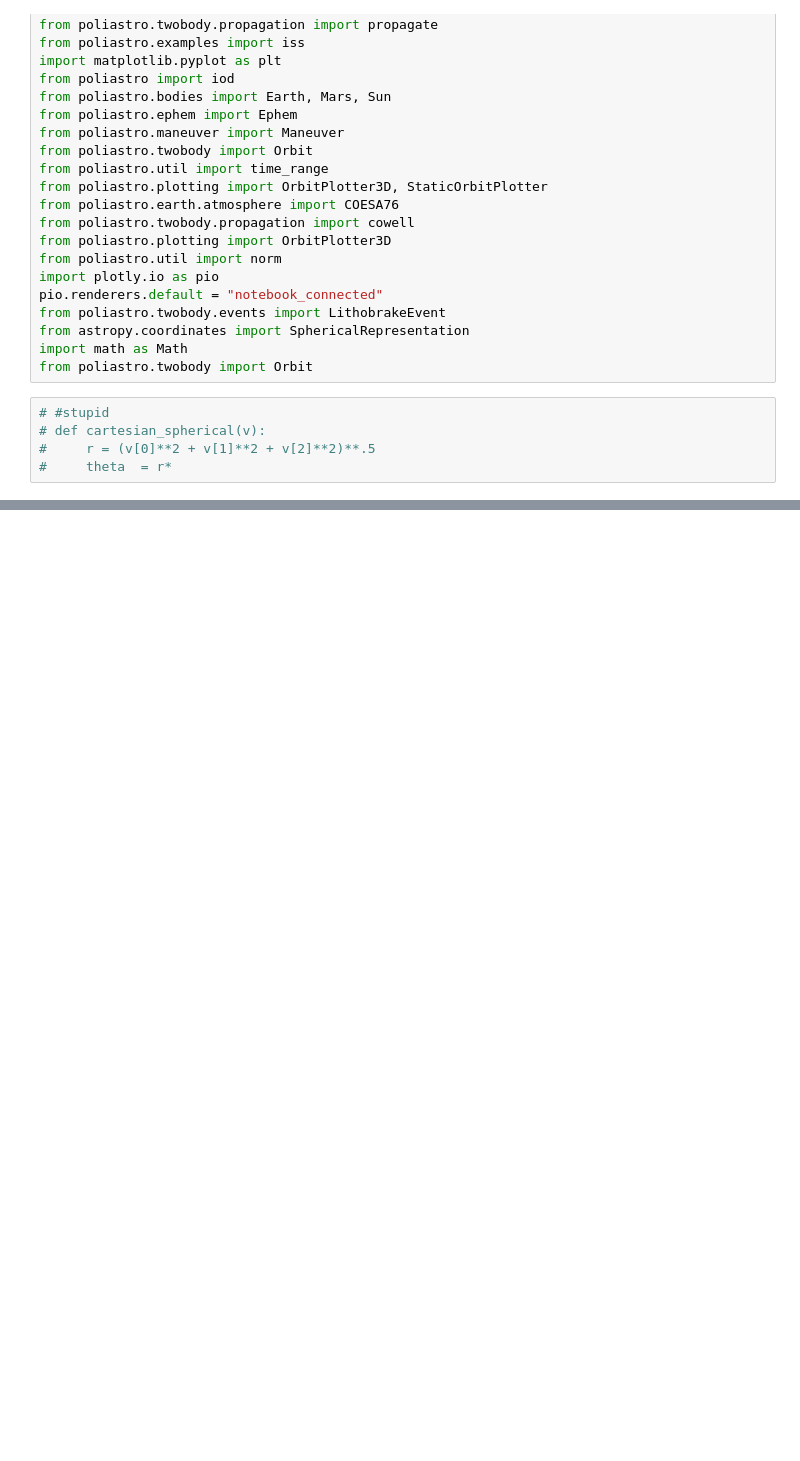
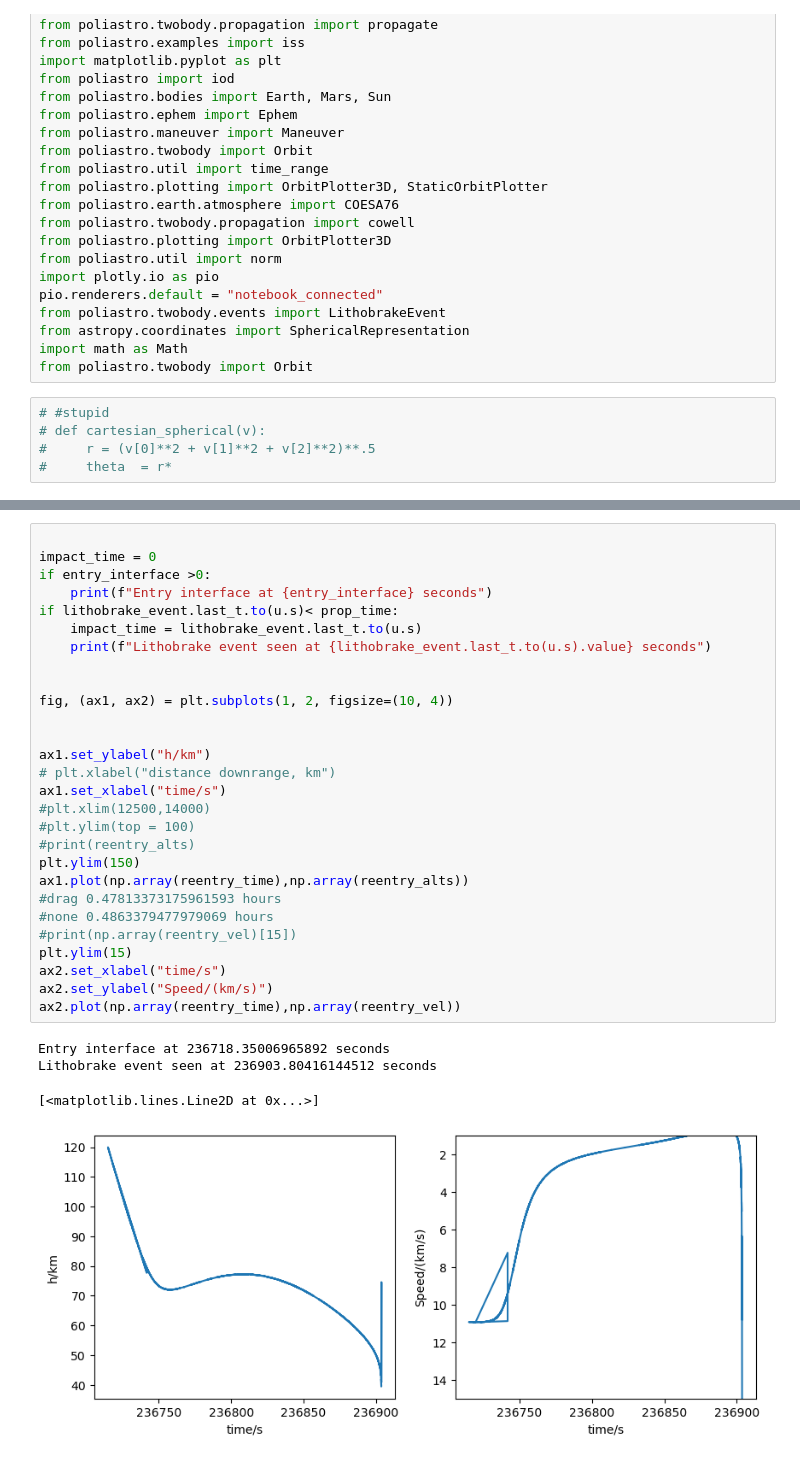
Before and after one commit to jackSN8/mars-3-months, a Jupyter notebook: apollo-capsule-reentry.ipynb, the cells around one changed output, grey strips where cells are left out. Saved outputs shown, nothing was run; the diff lists cells and outputs as text; blank space fills up the shorter version.

Commit message:
more apollo reentry tests

```diff
--- a/apollo-capsule-reentry.ipynb
+++ b/apollo-capsule-reentry.ipynb
@@ -176,0 +192,33 @@ KeyboardInterrupt:
+# %%
+
+impact_time = 0
+if entry_interface >0:
+    print(f"Entry interface at {entry_interface} seconds")
+if lithobrake_event.last_t.to(u.s)< prop_time:
+    impact_time = lithobrake_event.last_t.to(u.s)
+    print(f"Lithobrake event seen at {lithobrake_event.last_t.to(u.s).value} seconds")
+
+
+fig, (ax1, ax2) = plt.subplots(1, 2, figsize=(10, 4))
+
+
+ax1.set_ylabel("h/km")
+# plt.xlabel("distance downrange, km")
+ax1.set_xlabel("time/s")
+#plt.xlim(12500,14000)
+#plt.ylim(top = 100)
+#print(reentry_alts)
+plt.ylim(150)
+ax1.plot(np.array(reentry_time),np.array(reentry_alts))
+#drag 0.47813373175961593 hours
+#none 0.4863379477979069 hours
+#print(np.array(reentry_vel)[15])
+plt.ylim(15)
+ax2.set_xlabel("time/s")
+ax2.set_ylabel("Speed/(km/s)")
+ax2.plot(np.array(reentry_time),np.array(reentry_vel))
+# %% [output]
+Entry interface at 236718.35006965892 seconds
+Lithobrake event seen at 236903.80416144512 seconds
+[<matplotlib.lines.Line2D at 0x...>]
+[figure, added]
```
Also changed, not shown: parts of 3 cells of this notebook, 2 other files.
